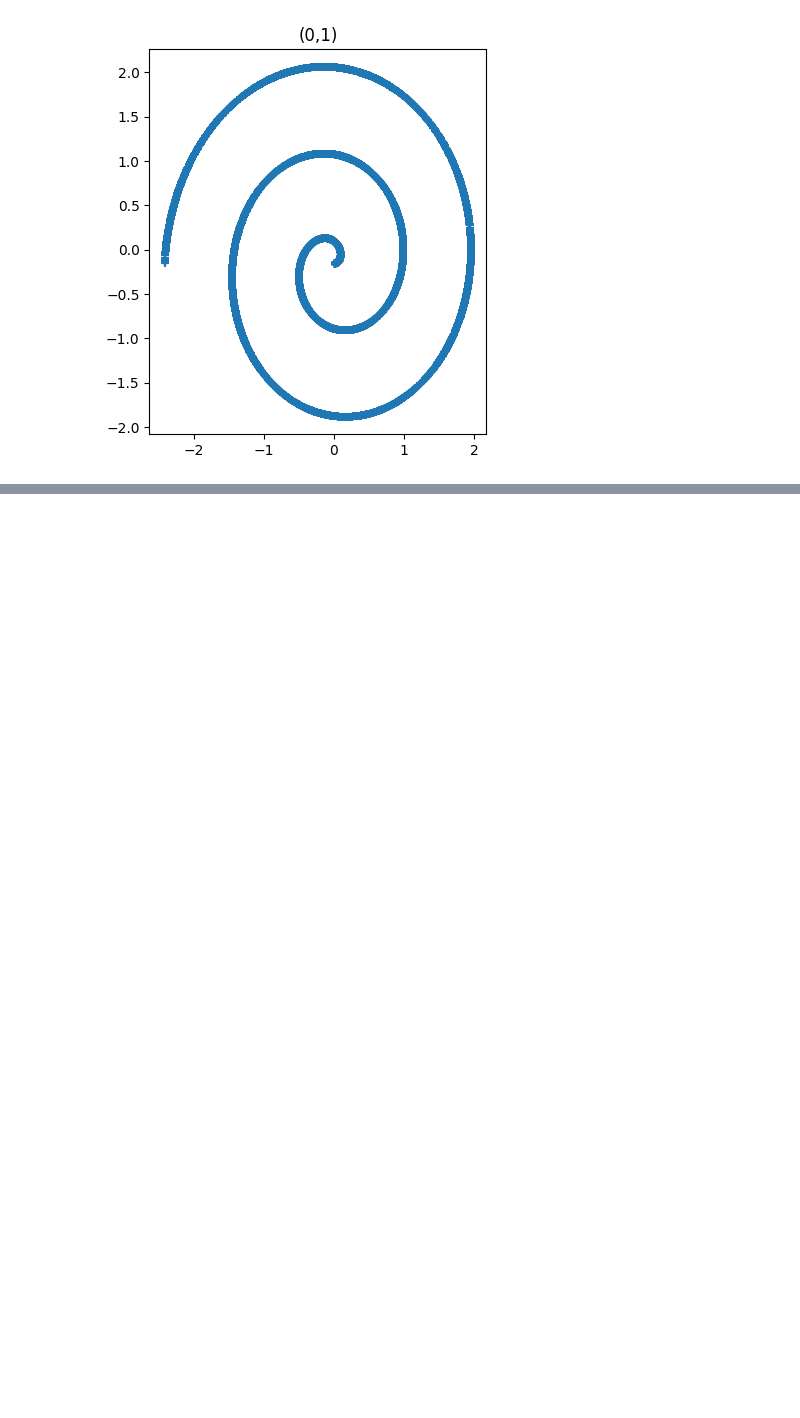
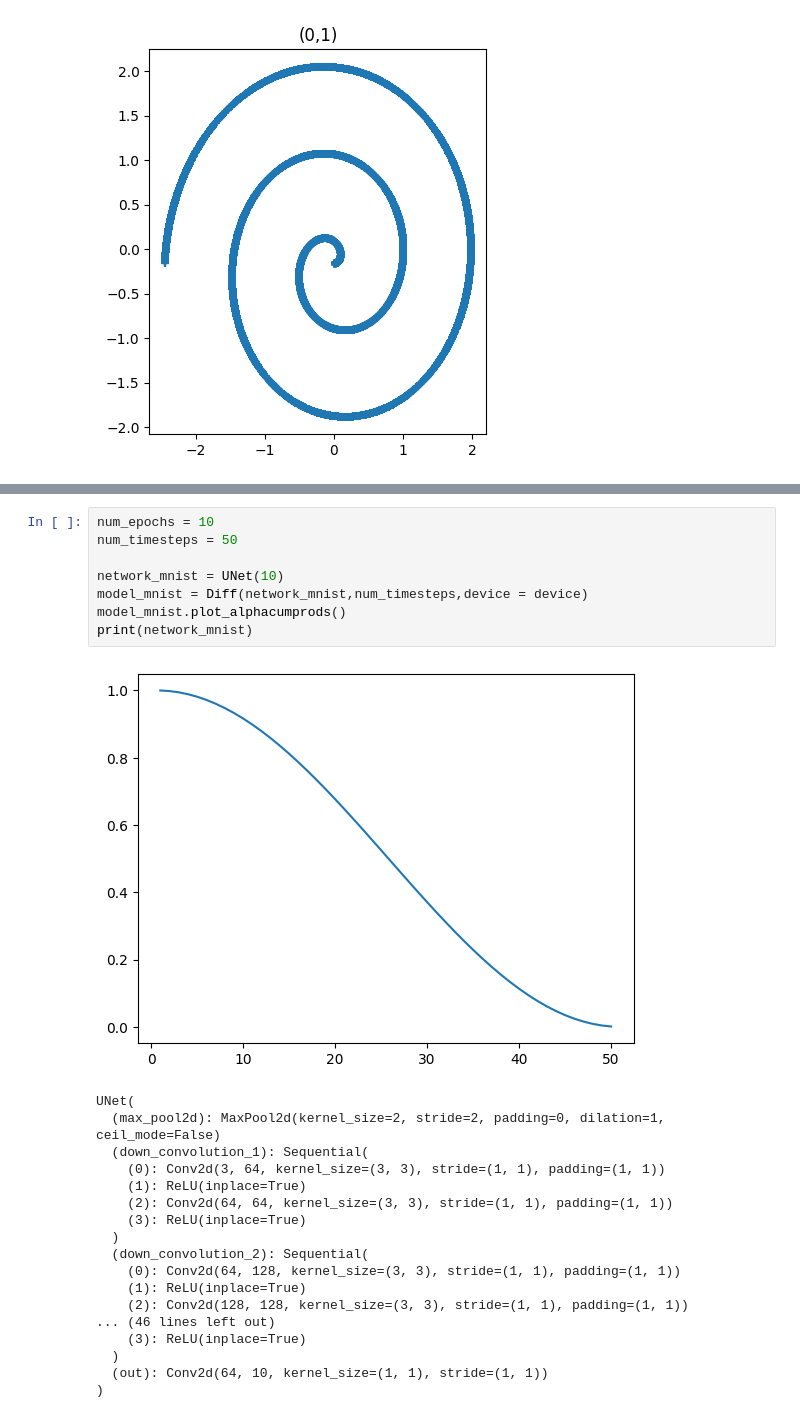
Before and after one commit to crdevio/DiffusionModel, a Jupyter notebook: basic_diffusion.ipynb, the cells around one changed output, grey strips where cells are left out. Drawn from its saved outputs; the diff is of its cells as text; blank space fills up the shorter version.

```diff
--- a/basic_diffusion.ipynb
+++ b/basic_diffusion.ipynb
@@ -394,0 +524,27 @@ generated 900 points.
+# %%
+num_epochs = 10
+num_timesteps = 50
+
+network_mnist = UNet(10)
+model_mnist = Diff(network_mnist,num_timesteps,device = device)
+model_mnist.plot_alphacumprods()
+print(network_mnist)
+# %% [output]
+[figure, added]
+UNet(
+  (max_pool2d): MaxPool2d(kernel_size=2, stride=2, padding=0, dilation=1, ceil_mode=False)
+  (down_convolution_1): Sequential(
+    (0): Conv2d(3, 64, kernel_size=(3, 3), stride=(1, 1), padding=(1, 1))
+    (1): ReLU(inplace=True)
+    (2): Conv2d(64, 64, kernel_size=(3, 3), stride=(1, 1), padding=(1, 1))
+    (3): ReLU(inplace=True)
+  )
+  (down_convolution_2): Sequential(
+    (0): Conv2d(64, 128, kernel_size=(3, 3), stride=(1, 1), padding=(1, 1))
+    (1): ReLU(inplace=True)
+    (2): Conv2d(128, 128, kernel_size=(3, 3), stride=(1, 1), padding=(1, 1))
+... (46 lines left out)
+    (3): ReLU(inplace=True)
+  )
+  (out): Conv2d(64, 10, kernel_size=(1, 1), stride=(1, 1))
+)
```
Also changed, not shown: parts of 14 cells of this notebook.
